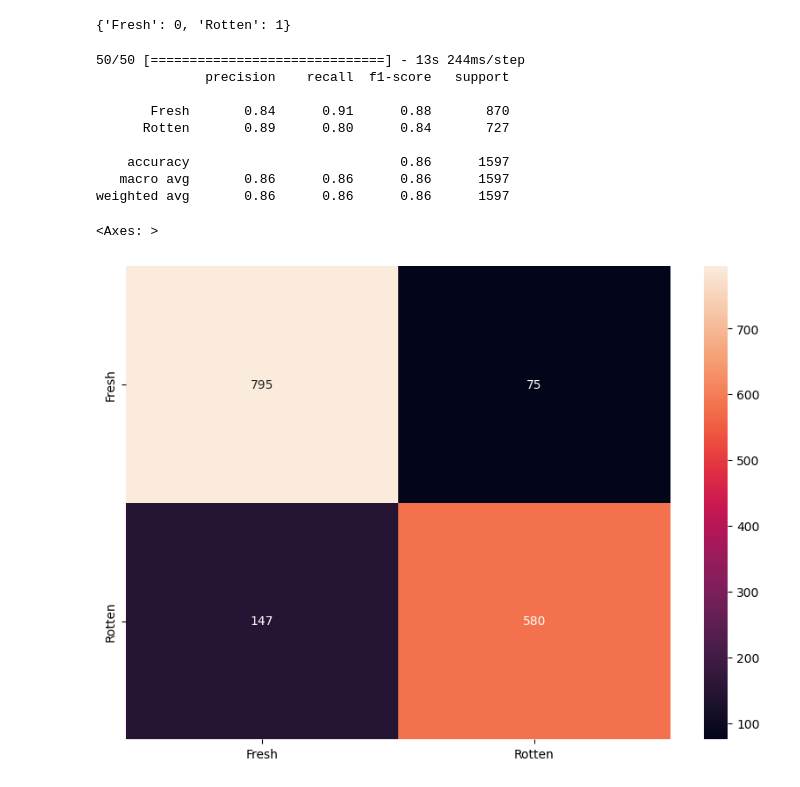
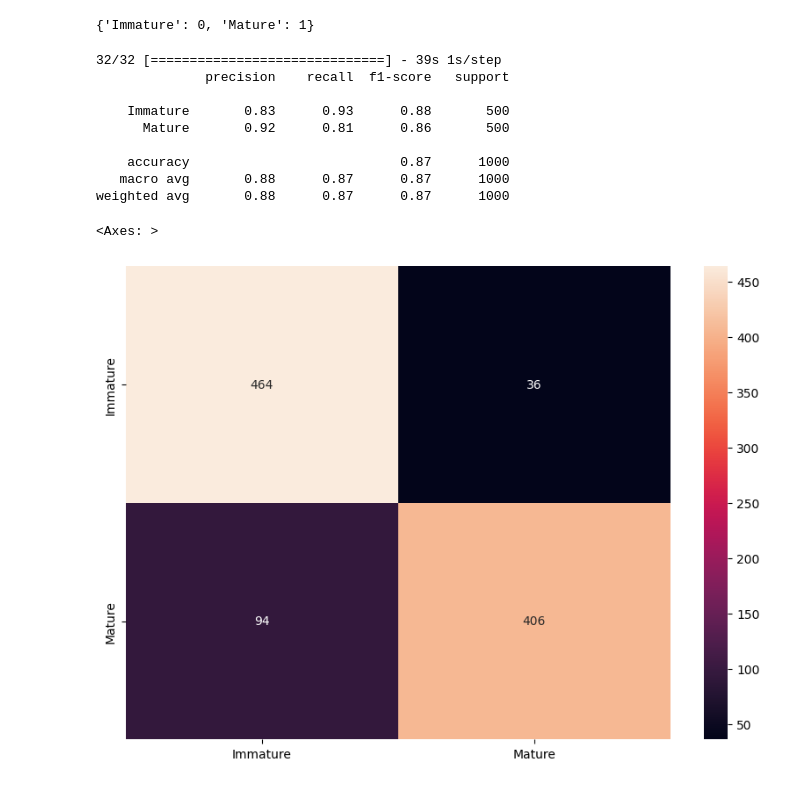
Before and after one commit to RazzakRimon/Research, a Jupyter notebook: VGG19__(4)_(1)_(2).ipynb, the cells around one changed output. Saved outputs shown, nothing was run; the diff lists cells and outputs as text; code cells hidden in the pictures.

Commit message:
Tomato Maturity Detection

```diff
--- a/VGG19__(4)_(1)_(2).ipynb
+++ b/VGG19__(4)_(1)_(2).ipynb
@@ -41,21 +41,21 @@ validation_datagen = image.ImageDataGenerator(
 )
 # %%
 train = train_datagen.flow_from_directory(
-    '/content/drive/MyDrive/Tomato data/Tomato Quality Grading Dataset/train',
+    '/content/drive/MyDrive/Tomato data/Tomato Maturity Detection Dataset/train',
     target_size = (224, 224),
     batch_size = 32,
     class_mode = 'categorical'
 )
 
 validation = validation_datagen.flow_from_directory(
-    '/content/drive/MyDrive/Tomato data/Tomato Quality Grading Dataset/val',
+    '/content/drive/MyDrive/Tomato data/Tomato Maturity Detection Dataset/val',
     target_size = (224, 224),
     batch_size = 32,
     class_mode = 'categorical'
 )
 
 test = validation_datagen.flow_from_directory(
-    '/content/drive/MyDrive/Tomato data/Tomato Quality Grading Dataset/test',
+    '/content/drive/MyDrive/Tomato data/Tomato Maturity Detection Dataset/test',
     target_size = (224, 224),
     batch_size = 32,
     shuffle = False,
@@ -139,7 +142,7 @@ Loss: 0.33345210552215576
 # %%
 test.class_indices
 # %% [output]
-{'Fresh': 0, 'Rotten': 1}
+{'Immature': 0, 'Mature': 1}
 # %%
 import numpy as np
 from sklearn import metrics
@@ -147,32 +150,32 @@ from sklearn import metrics
 predictions = model.predict(test)
 predicted_classes = np.argmax(predictions, axis = 1)
 true_classes = test.classes
-class_labels = ['Fresh', 'Rotten']
+class_labels = ['Immature', 'Mature']
 report = metrics.classification_report(true_classes, predicted_classes, target_names = class_labels)
 print(report)
 # %% [output]
-50/50 [==============================] - 13s 244ms/step
+32/32 [==============================] - 39s 1s/step
               precision    recall  f1-score   support
 
-       Fresh       0.84      0.91      0.88       870
-      Rotten       0.89      0.80      0.84       727
+    Immature       0.83      0.93      0.88       500
+      Mature       0.92      0.81      0.86       500
 
-    accuracy                           0.86      1597
-   macro avg       0.86      0.86      0.86      1597
-weighted avg       0.86      0.86      0.86      1597
+    accuracy                           0.87      1000
+   macro avg       0.88      0.87      0.87      1000
+weighted avg       0.88      0.87      0.87      1000
 # %%
 import seaborn as sn
 import pandas as pd
 import matplotlib.pyplot as plt
 
 cm = metrics.confusion_matrix(true_classes, predicted_classes)
-df_cm = pd.DataFrame(cm, index = [i for i in ['Fresh', 'Rotten']],
-                  columns = [i for i in ['Fresh', 'Rotten']])
+df_cm = pd.DataFrame(cm, index = [i for i in ['Immature', 'Mature']],
+                  columns = [i for i in ['Immature', 'Mature']])
 plt.figure(figsize = (10,7))
 sn.heatmap(df_cm, annot=True, fmt='d')
 # %% [output]
 <Axes: >
-[figure, old version]
+[figure, new version]
 # %%
 plt.plot(history.history['accuracy'])
 plt.plot(history.history['val_accuracy'])
```
Also changed, not shown: parts of 7 cells of this notebook.
